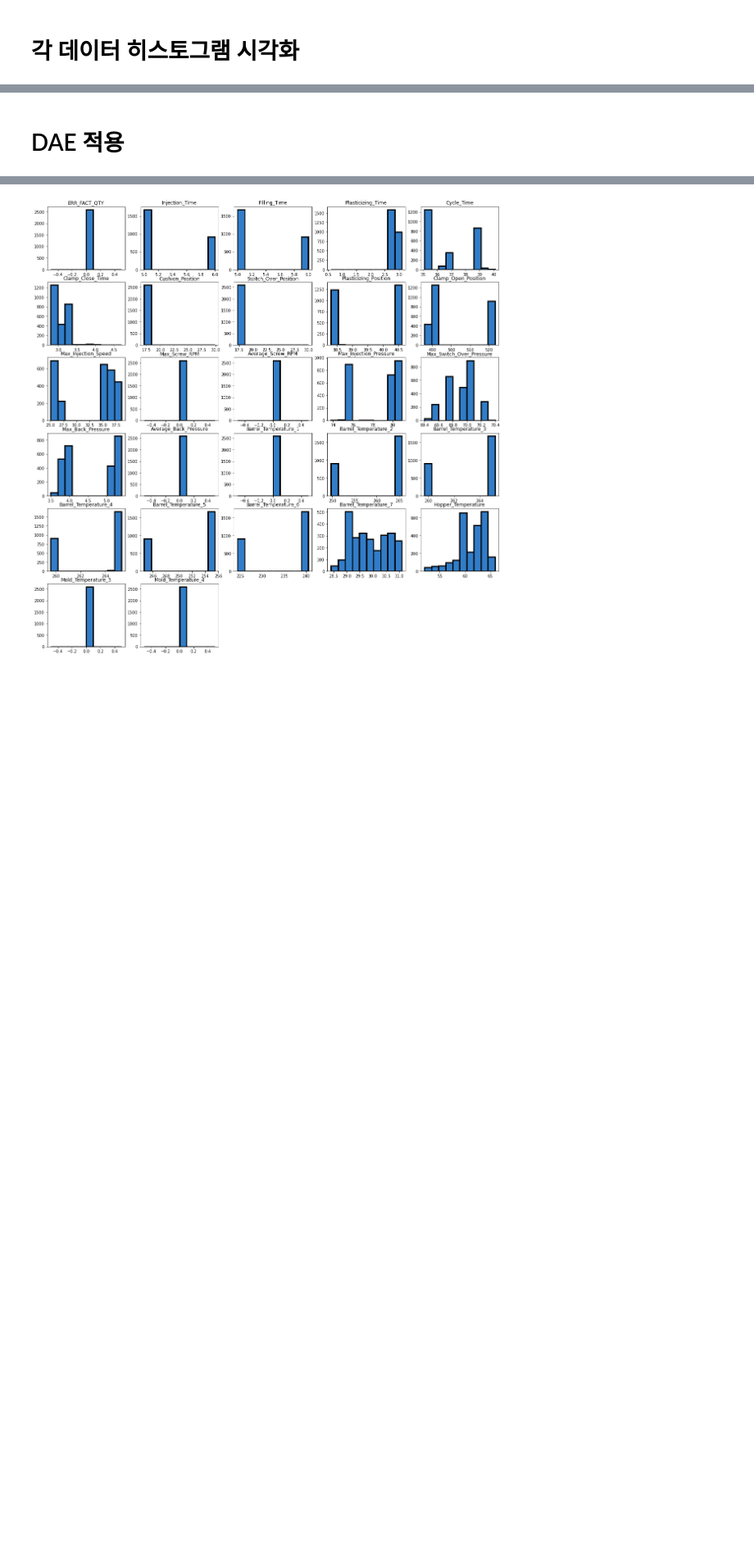
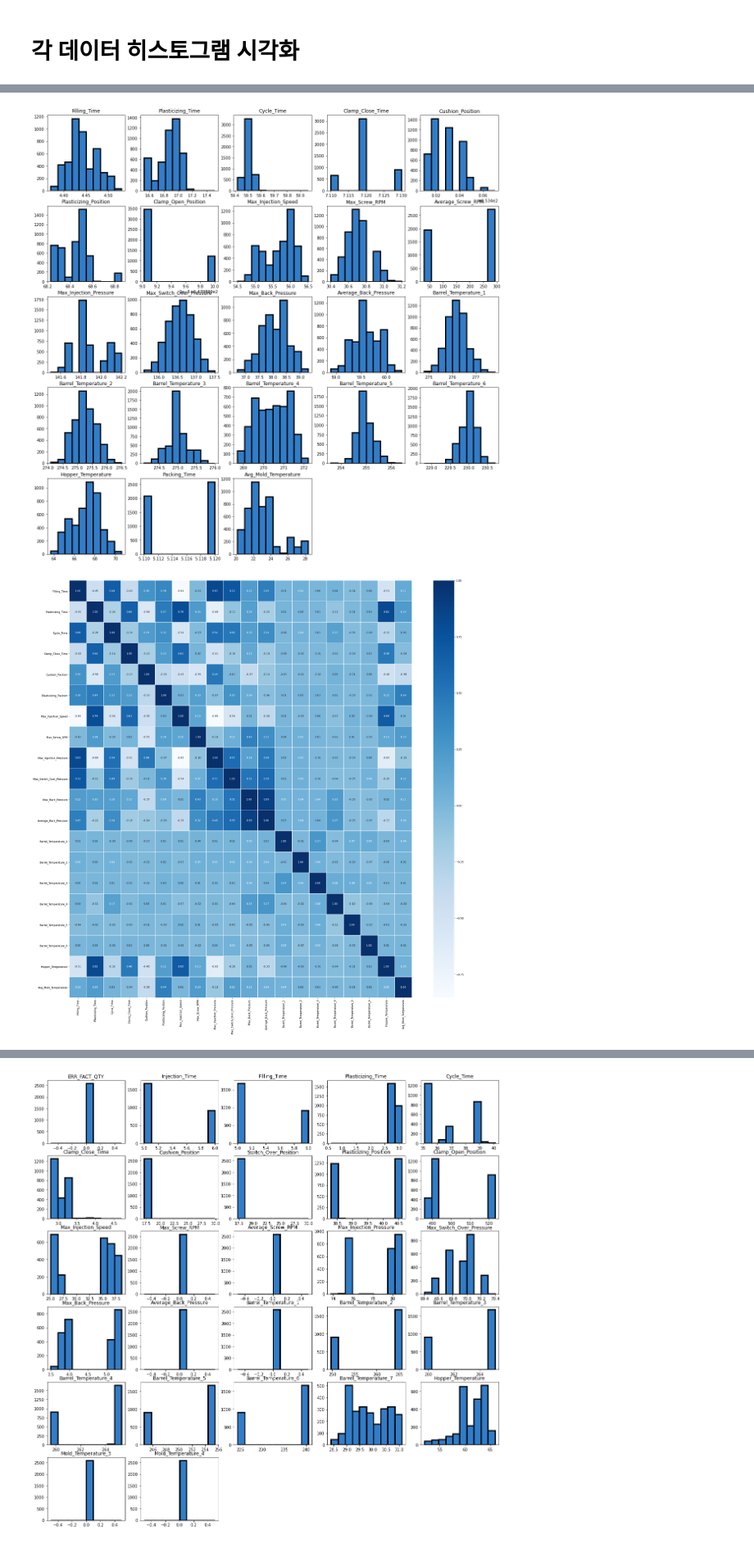
Before and after one commit to JinkyoJB/kamp, a Jupyter notebook: KAMP.ipynb, the cells around one changed output, grey strips where cells are left out. Shown at 82% size. Drawn from its saved outputs; the diff is of its cells as text; code cells hidden in the pictures; blank space fills up the shorter version.

```diff
--- a/KAMP.ipynb
+++ b/KAMP.ipynb
@@ -234,17 +237,30 @@ for index, value in enumerate(data):
-# %% [markdown]
-# DAE 적용
 # %%
 # outlier 제거
 outlier_result = train_df.apply(outlier)
 train_df = train_df[outlier_result.sum(axis=1) < 2]
 
+data = train_df
+for index, value in enumerate(data):
+    sub = plt.subplot(5, 5, index+1)
+    sub.hist(data[value], facecolor=(50/255, 125/255, 200/255), linewidth=3, edgecolor='black')
+    plt.title(value)
+
+data = data.drop(["Clamp_Open_Position", "Average_Screw_RPM", "Packing_Time"], axis=1)
+
+# 상관관계 시각화
+plt.figure(figsize=(30, 30))
+sns.heatmap(data=data.corr(), annot=True, fmt='.2f', linewidths=.5, cmap='Blues')
+
 # 데이터 정규화
 scaler = preprocessing.MinMaxScaler()
 train_df = scaler.fit_transform(train_df)
-labeled_df_N_test = scaler.fit_transform(labeled_df_N_test)
+labeled_df_N_test = scaler.transform(labeled_df_N_test)
 
 # 학습, 평가데이터 분리
 train_df, test_df_Y = train_test_split(train_df, train_size=0.8, test_size=0.2)
+# %% [output]
+[figure, added]
+[figure, added]
 # %%
 def denoising_autoencoder(data):
     data_input = Input((data.shape[1],))
```
Also changed, not shown: parts of 22 cells of this notebook.
